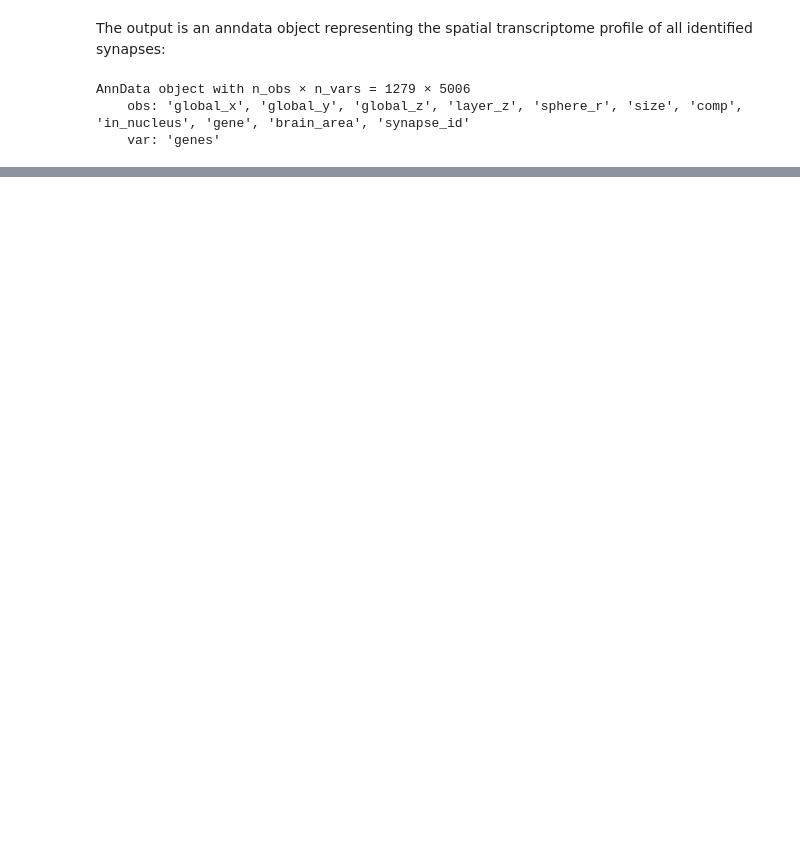
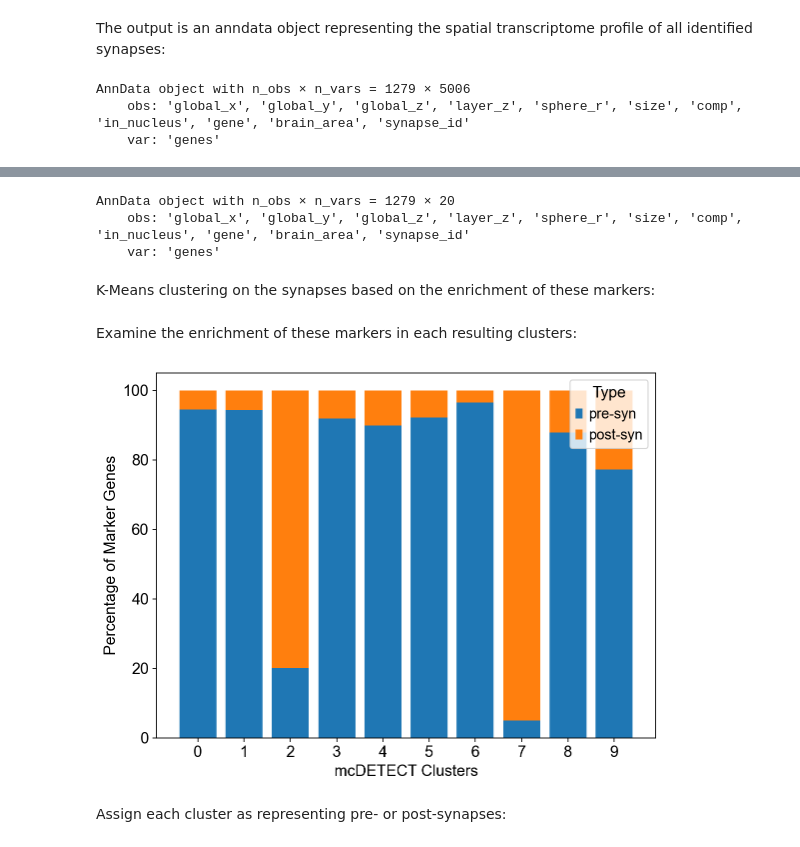
Before and after one commit to chen-yang-yuan/mcDETECT, a Jupyter notebook: tutorial/tutorial.ipynb, the cells around one changed output, grey strips where cells are left out. Drawn from its saved outputs; the diff is of its cells as text; code cells hidden in the pictures; blank space fills up the shorter version.

Commit message:
updated tutorial notebook and markdown

```diff
--- a/tutorial/tutorial.ipynb
+++ b/tutorial/tutorial.ipynb
@@ -289,0 +295,72 @@ AnnData object with n_obs × n_vars = 1279 × 5006
+# %%
+ref_genes = ['Bsn', 'Gap43', 'Nrxn1', 'Slc17a6', 'Slc17a7', 'Slc32a1', 'Snap25', 'Stx1a', 'Syn1', 'Syp', 'Syt1', 'Vamp2'] + ['Camk2a', 'Dlg3', 'Dlg4', 'Gphn', 'Gria1', 'Gria2', 'Homer1', 'Homer2', 'Nlgn1', 'Nlgn2', 'Nlgn3', 'Shank1', 'Shank3']
+ref_genes = [i for i in ref_genes if i in syn_adata.var_names]
+
+syn_adata_subset = syn_adata[:, ref_genes].copy()
+syn_adata_subset
+# %% [output]
+AnnData object with n_obs × n_vars = 1279 × 20
+    obs: 'global_x', 'global_y', 'global_z', 'layer_z', 'sphere_r', 'size', 'comp', 'in_nucleus', 'gene', 'brain_area', 'synapse_id'
+    var: 'genes'
+# %% [markdown]
+K-Means clustering on the synapses based on the enrichment of these markers:
+# %%
+data = syn_adata_subset.X
+if not isinstance(data, np.ndarray):
+    data = data.toarray()
+
+n_clusters = 10
+kmeans = KMeans(n_clusters = n_clusters, random_state = 42, n_init = 25)
+kmeans.fit(data)
+syn_adata.obs['kmeans_pre_post'] = kmeans.labels_.astype(str)
+# %% [markdown]
+Examine the enrichment of these markers in each resulting clusters:
+# %%
+marker_genes = {'pre-syn': ['Bsn', 'Gap43', 'Slc17a6', 'Slc17a7', 'Slc32a1', 'Snap25', 'Stx1a', 'Syn1', 'Syp', 'Vamp2'],
+                'post-syn': ['Camk2a', 'Dlg3', 'Dlg4', 'Gphn', 'Gria1', 'Gria2', 'Homer1', 'Nlgn2', 'Nlgn3', 'Shank3']}
+
+expression_data = pd.DataFrame(syn_adata.X, columns=syn_adata.var_names, index=syn_adata.obs_names)
+kmeans_labels = syn_adata.obs['kmeans_pre_post']
+cluster_marker_avg = defaultdict(lambda: defaultdict(int))
+
+for cluster, genes in marker_genes.items():
+    num_genes = len(genes)
+    for gene in genes:
+        if gene in expression_data.columns:
+            gene_expression = expression_data[gene].groupby(kmeans_labels).sum()
+            for kmeans_cluster, expr_sum in gene_expression.items():
+                cluster_marker_avg[kmeans_cluster][cluster] += expr_sum / num_genes
+
+cluster_percentages = {}
+for kmeans_cluster, cluster_counts in cluster_marker_avg.items():
+    total_expression = sum(cluster_counts.values())
+    if total_expression > 0:
+        cluster_percentages[kmeans_cluster] = {cluster: (count / total_expression) * 100 for cluster, count in cluster_counts.items()}
+    else:
+        cluster_percentages[kmeans_cluster] = {cluster: 0 for cluster in cluster_counts.keys()}
+
+cluster_labels = list(cluster_percentages.keys())
+marker_clusters = list(marker_genes.keys())
+
+plot_data = np.array([
+    [cluster_percentages[cluster].get(marker, 0) for marker in marker_clusters]
+    for cluster in cluster_labels
+])
+
+fig, ax = plt.subplots(figsize=(8, 6))
+bottom = np.zeros(len(cluster_labels))
+
+for i, marker_cluster in enumerate(marker_clusters):
+    ax.bar(cluster_labels, plot_data[:, i], bottom=bottom, label=marker_cluster)
+    bottom += plot_data[:, i]
+
+ax.set_xlabel('mcDETECT Clusters')
+ax.set_ylabel('Percentage of Marker Genes')
+ax.grid(False)
+ax.legend(title = "Type",loc = "upper right")
+plt.savefig('tutorial_files/synapse_subtyping.png', dpi = 120)
+plt.show()
+# %% [output]
+[figure, added]
+# %% [markdown]
+Assign each cluster as representing pre- or post-synapses:
```
Also changed, not shown: parts of 7 cells of this notebook, 3 other files.
